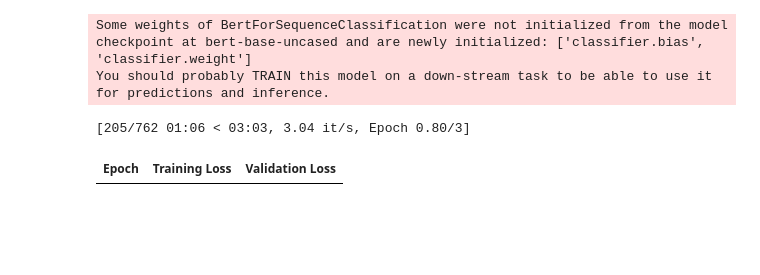
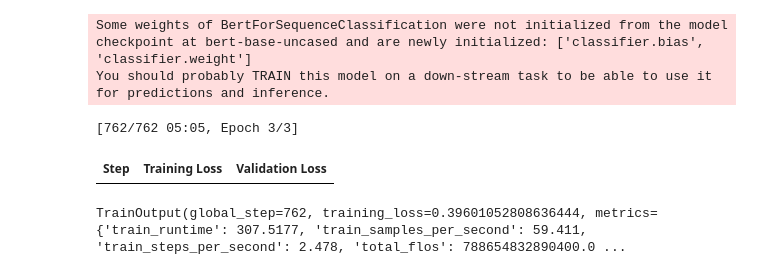
Before and after one commit to dancinoman/nlp-with-disaster, a Jupyter notebook: Bert.ipynb, the cells around one changed output. Drawn from its saved outputs; the diff is of its cells as text; code cells hidden in the pictures; blank space fills up the shorter version.

```diff
--- a/Bert.ipynb
+++ b/Bert.ipynb
@@ -65,30 +71,32 @@ You should probably TRAIN this model on a down-stream task to be able to use it
 # %%
 # Define the training arguments
 training_args = TrainingArguments(
     output_dir='./results',
     num_train_epochs=3,
     per_device_train_batch_size=24,
     per_device_eval_batch_size=24,
     warmup_steps=500,
     weight_decay=0.01,
     logging_dir='./logs',
     logging_steps=10,
-    evaluation_strategy="epoch"
+    evaluation_strategy="steps",      # evaluate every `eval_steps` steps
+    eval_steps=1000,
 )
 
 # Initialize the Trainer
 trainer = Trainer(
     model=model,
     args=training_args,
     train_dataset=train_dataset,
     eval_dataset=val_dataset
 )
 
 # Train the model
 trainer.train()
 # %% [output]
-[205/762 01:06 < 03:03, 3.04 it/s, Epoch 0.80/3]
+[762/762 05:05, Epoch 3/3]
-| Epoch | Training Loss | Validation Loss |
+| Step | Training Loss | Validation Loss |
+TrainOutput(global_step=762, training_loss=0.39601052808636444, metrics={'train_runtime': 307.5177, 'train_samples_per_second': 59.411, 'train_steps_per_second': 2.478, 'total_flos': 788654832890400.0 ...
 # %%
 eval_results = trainer.evaluate()
 #print(f"Validation Accuracy: {eval_results['eval_accuracy']}")
```
Also changed, not shown: parts of 7 cells of this notebook, 2 other files.
